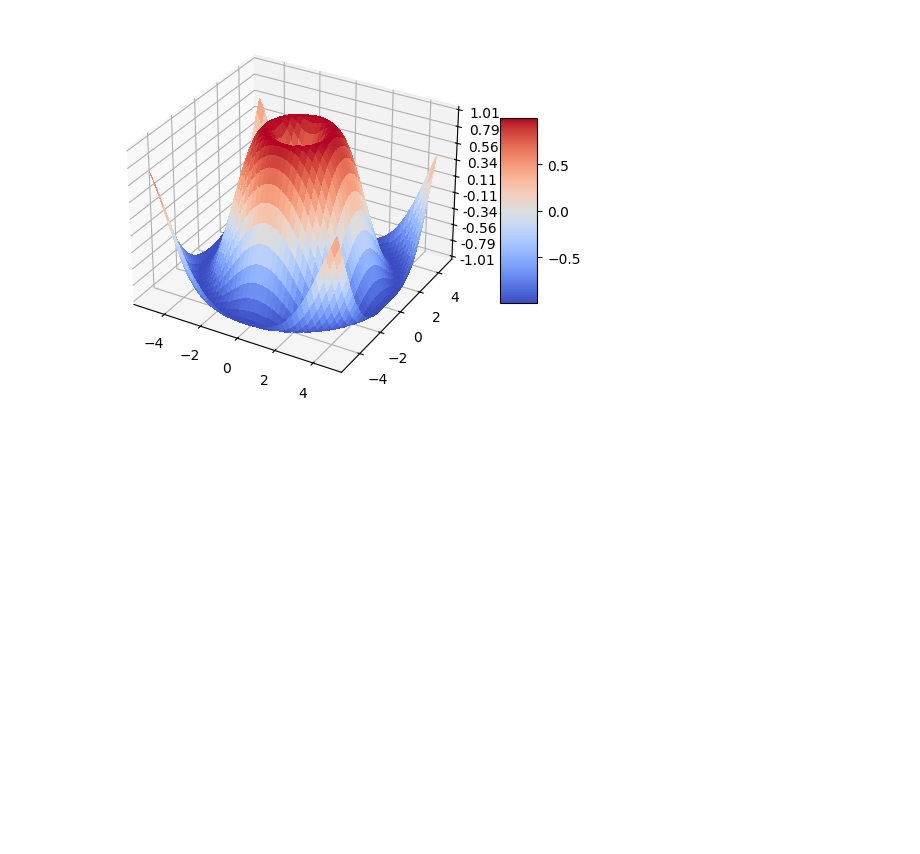
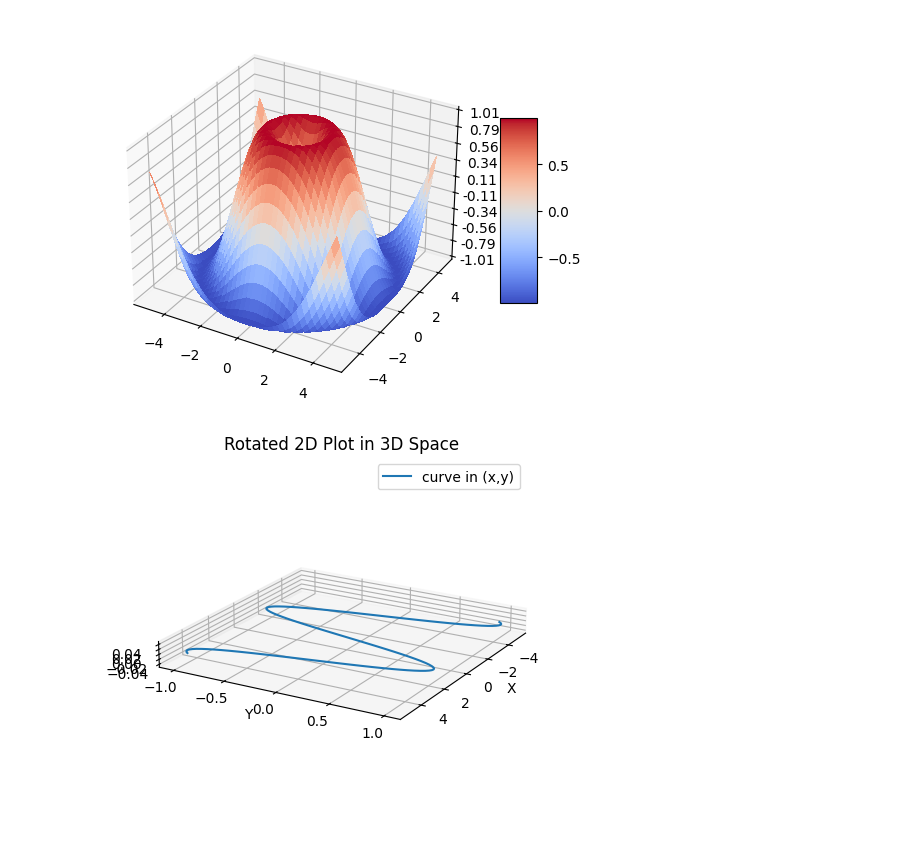
Before and after one commit to nwalser/systems-engineering-numerik, a Jupyter notebook: project/excercises.ipynb, the cells around one changed output. Cells and saved outputs as stored; diff of their text form; code cells hidden in the pictures; blank space fills up the shorter version.

Commit message:
added 3d 2d plot

```diff
--- a/project/excercises.ipynb
+++ b/project/excercises.ipynb
@@ -309,3 +309,34 @@ fig.colorbar(surf, shrink=0.5, aspect=5)
 plt.show()
 # %% [output]
 [figure]
+# %%
+import matplotlib.pyplot as plt
+from mpl_toolkits.mplot3d import Axes3D
+import numpy as np
+
+# Create some data
+x = np.linspace(-5, 5, 100)
+y = np.sin(x)
+
+# Create a 3D plot
+fig = plt.figure()
+ax = fig.add_subplot(111, projection='3d')
+ax.set_box_aspect(aspect = (1,1,0.1))
+
+# Plot the 2D data as a line in the x-y plane (z=0)
+ax.plot(x, y, zs=0, zdir='z', label='curve in (x,y)')
+
+# Customize the view angle by rotating the plot
+ax.view_init(elev=20, azim=30)  # Change the elevation and azimuth angles
+
+# Add labels and title
+ax.set_xlabel('X')
+ax.set_ylabel('Y')
+ax.set_zlabel('Z')
+ax.set_title('Rotated 2D Plot in 3D Space')
+
+# Show the plot
+plt.legend()
+plt.show()
+# %% [output]
+[figure, added]
```
